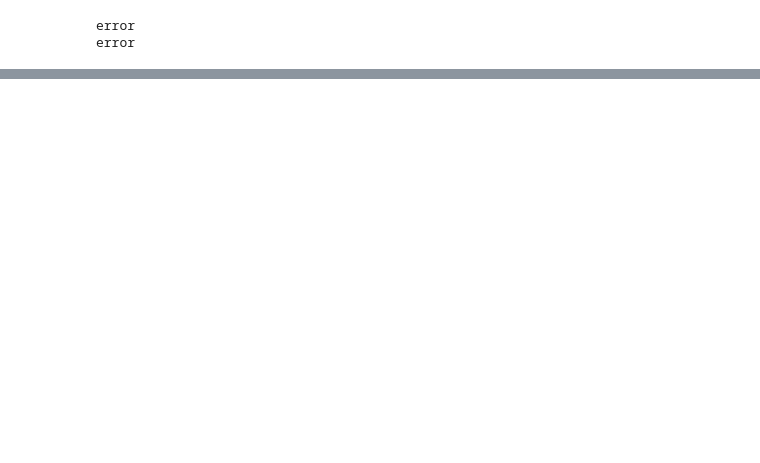
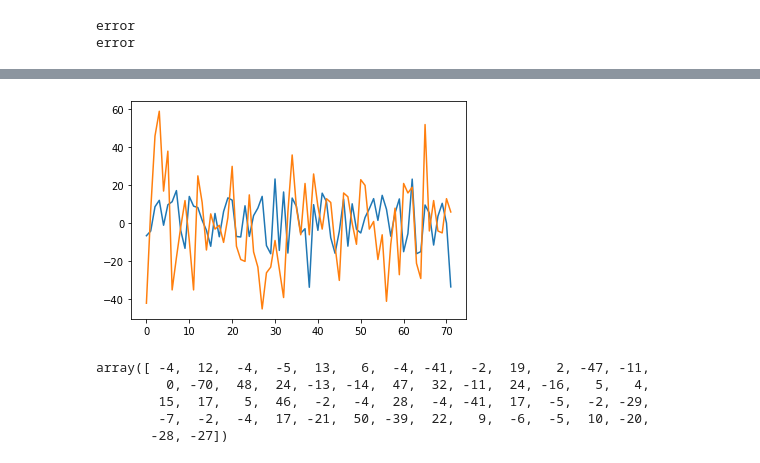
Before and after one commit to ishaan-arya/automated-essay-grading, a Jupyter notebook: Twitter_Sentiment_Analysis.ipynb, the cells around one changed output, grey strips where cells are left out. Saved outputs shown, nothing was run; the diff lists cells and outputs as text; code cells hidden in the pictures; blank space fills up the shorter version.

```diff
--- a/Twitter_Sentiment_Analysis.ipynb
+++ b/Twitter_Sentiment_Analysis.ipynb
@@ -485,0 +556,15 @@ plt.plot(arr)
+# %%
+import matplotlib.pyplot as plt
+plt.plot(y_pred)
+plt.plot(y_test)
+plt.show()
+# %% [output]
+[figure, added]
+# %%
+y_train
+# %% [output]
+array([ -4,  12,  -4,  -5,  13,   6,  -4, -41,  -2,  19,   2, -47, -11,
+         0, -70,  48,  24, -13, -14,  47,  32, -11,  24, -16,   5,   4,
+        15,  17,   5,  46,  -2,  -4,  28,  -4, -41,  17,  -5,  -2, -29,
+        -7,  -2,  -4,  17, -21,  50, -39,  22,   9,  -6,  -5,  10, -20,
+       -28, -27])
```
Also changed, not shown: parts of 32 cells of this notebook.
